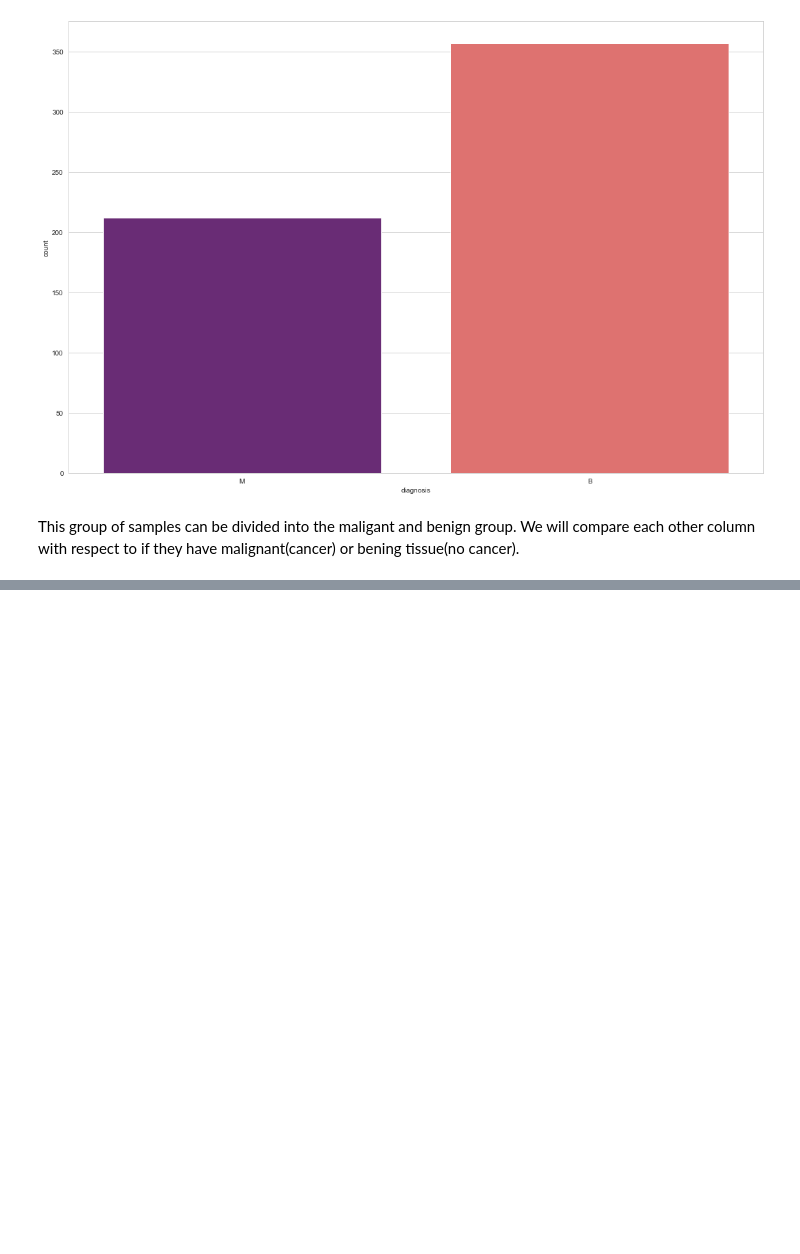
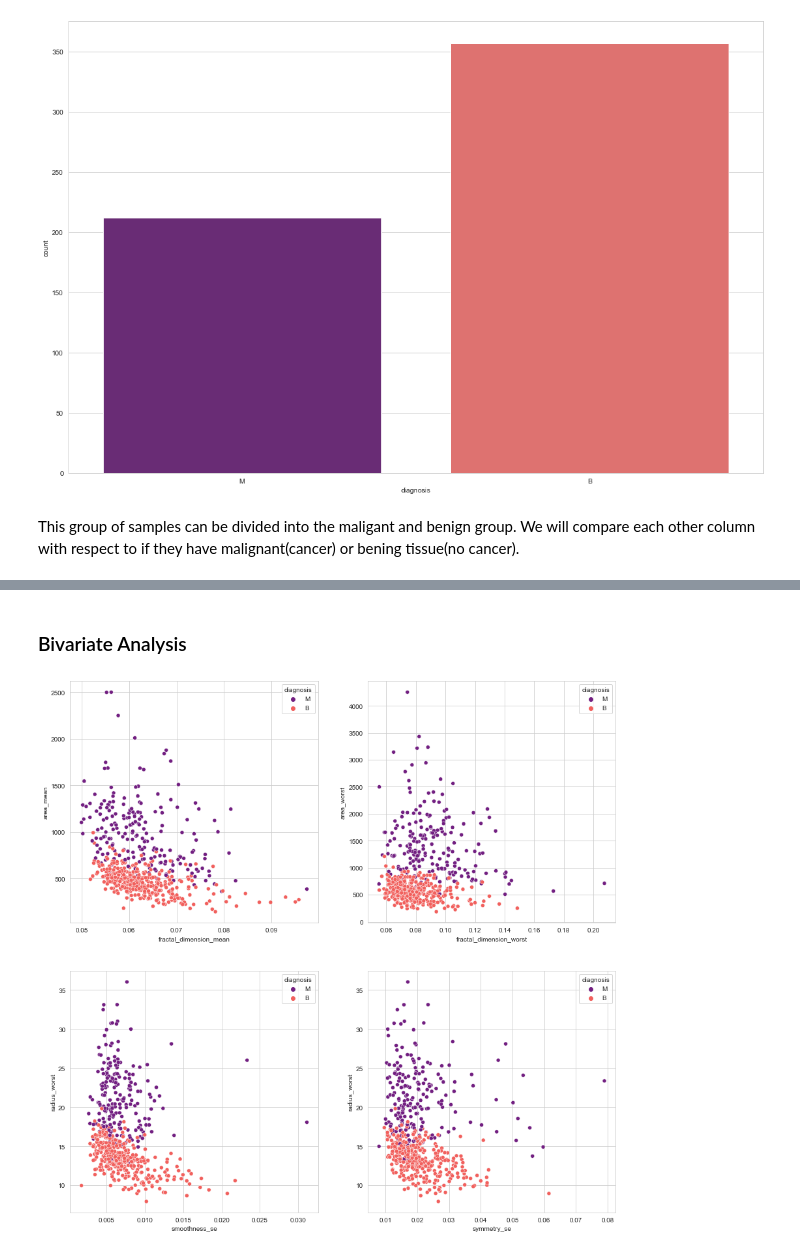
Before and after one commit to Stella-Mutacho/Machine-Learning-with-Causal_Inference, a Jupyter notebook: notebooks/eda.ipynb, the cells around one changed output, grey strips where cells are left out. Saved outputs shown, nothing was run; the diff lists cells and outputs as text; code cells hidden in the pictures; blank space fills up the shorter version.

```diff
--- a/notebooks/eda.ipynb
+++ b/notebooks/eda.ipynb
@@ -199,0 +225,15 @@ This group of samples can be divided into  the maligant and benign group. We wil
+# %% [markdown]
+### Bivariate Analysis
+# %%
+fig, ax = plt.subplots(2, 2, figsize=(15, 15))
+
+sns.scatterplot(x='fractal_dimension_mean', y='area_mean', hue="diagnosis",
+                data=data, ax=ax[0][0], palette='magma')
+sns.scatterplot(x='fractal_dimension_worst', y='area_worst', hue="diagnosis",
+                data=data, ax=ax[0][1], palette='magma')
+sns.scatterplot(x='smoothness_se', y='radius_worst', hue="diagnosis",
+                data=data, ax=ax[1][0], palette='magma')
+sns.scatterplot(x='symmetry_se', y='radius_worst', hue="diagnosis",
+                data=data, ax=ax[1][1], palette='magma')
+# %% [output]
+[figure, added]
```
Also changed, not shown: parts of 7 cells of this notebook.
